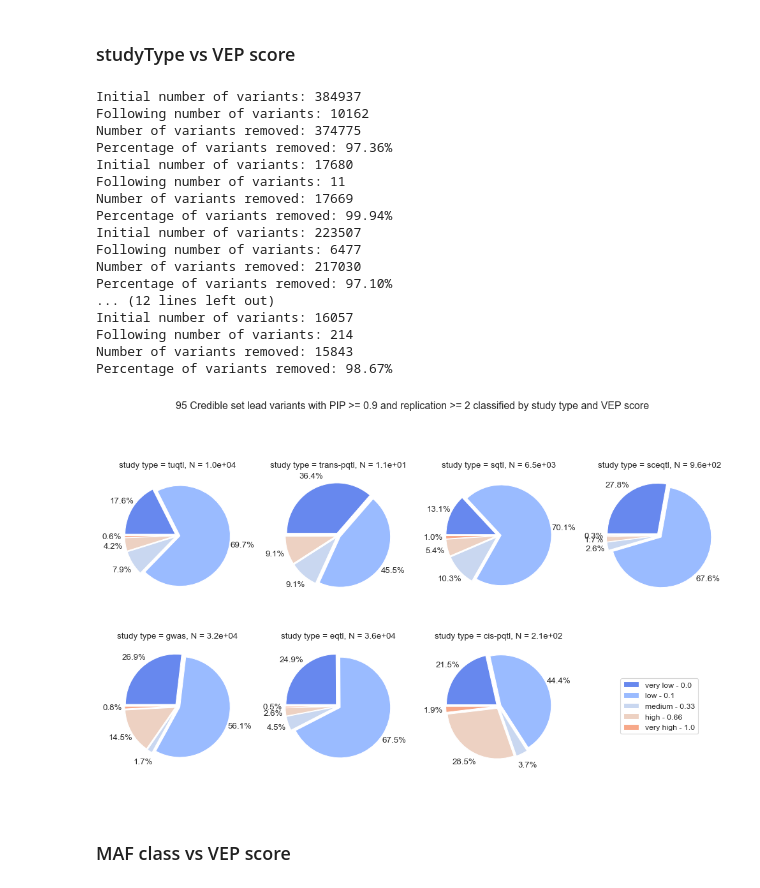
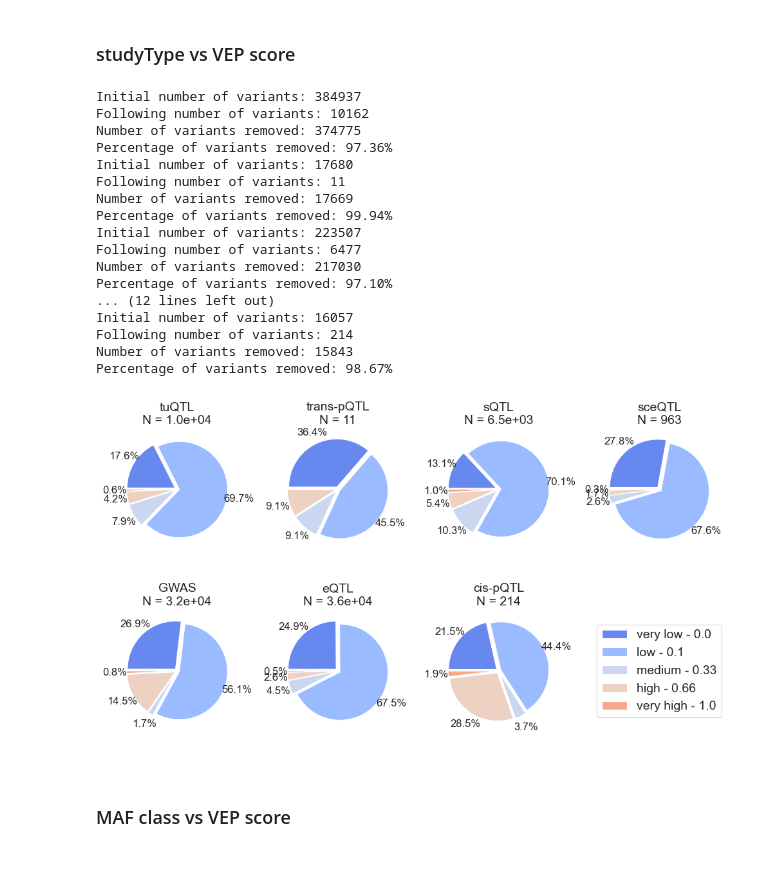
Before and after one commit to opentargets/Gentropy-manuscript, a Jupyter notebook: chapters/in_silico_effect_prediction/08_variant_effect_prediciton_piecharts.ipynb, the cells around one changed output. Drawn from its saved outputs; the diff is of its cells as text; code cells hidden in the pictures.

Commit message:
chore: bigger resolution for the plot

```diff
--- a/chapters/in_silico_effect_prediction/08_variant_effect_prediciton_piecharts.ipynb
+++ b/chapters/in_silico_effect_prediction/08_variant_effect_prediciton_piecharts.ipynb
@@ -461,7 +482,16 @@ for ax in grid.axes.flatten():
         ax.axvspan(0, 0.9, color="red", alpha=0.1, zorder=-10)
         ax.axvspan(0.9, 1.0, color="green", alpha=0.1, zorder=-10)
         ax.grid(True)
-        ax.text(0.05, 0.95, "90% PIP", color="black", fontsize=8, transform=ax.transAxes, ha="left", va="top")
+        ax.text(
+            0.05,
+            0.95,
+            "90% PIP",
+            color="black",
+            fontsize=8,
+            transform=ax.transAxes,
+            ha="left",
+            va="top",
+        )
 legend = grid.legend
 legend.set_title("Finemapping method")
 legend.set_frame_on(True)
@@ -484,6 +514,15 @@ The variant effects were splitted by the `vepEffect.normalisedScore` into 5 cate
 ### studyType vs VEP score
 # %%
 # Create the figure describing studyType classes (gwas, eqtl, cis-pqtl, trans-pqtl, sqtl, tuqtl, seqtl) vepScore distributions
+# import matplotlib as mpl
+plt.rcParams["axes.titlesize"] = 14  # 22
+plt.rcParams["axes.labelsize"] = 14  # 20
+plt.rcParams["xtick.labelsize"] = 14  # 18
+plt.rcParams["ytick.labelsize"] = 14  # 18
+plt.rcParams["legend.fontsize"] = 14  # 18
+plt.rcParams["axes.titleweight"] = "normal"
+import numpy as np
+
 fig = plt.figure(figsize=(10, 6))
 
 # Extract conditioning variable
@@ -502,48 +541,75 @@ for idx, n in enumerate(conditioning_variable):
     data = aggregate_by_variant_score_and_cond(data, conditioning_col)
     x = data.select("count").to_series().to_numpy()
     N = data.select(pl.col("count").sum()).to_series()[0]
-    ax.set_title(f"study type = {n}, N = {N:.1e}")
+    txt = f"{n}\nN = {N:.1e}" if N > 1000 else f"{n}\nN = {N}"
+    txt = txt.replace("qtl", "QTL").replace("gwas", "GWAS")
+    ax.set_title(
+        txt,
+        # bbox=dict(facecolor="lightgrey", edgecolor="black", boxstyle="square,pad=0.5"),
+        fontsize=14,
+    )
     wedges, *_ = ax.pie(
         x=x,
         counterclock=False,
         autopct="%1.1f%%",
         pctdistance=1.25,
-        labeldistance=0.6,
+        labeldistance=2.0,
         explode=(0.05,) * len(x),
         radius=1.0,
         startangle=180,
+        textprops={"fontsize": 12},
     )
+    # for i, p in enumerate(wedges):
+    #     ang = (p.theta2 - p.theta1) / 2.0 + p.theta1
+    #     x = np.cos(np.deg2rad(ang))
+    #     y = np.sin(np.deg2rad(ang))
+
+    #     horizontalalignment = "left" if x > 0 else "right"
+    #     connectionstyle = "angle,angleA=0,angleB={}".format(ang)
+    #     ax.annotate(
+    #         labels[i],
+    #         xy=(x, y),
+    #         xytext=(1.2 * np.sign(x), 1.2 * y),
+    #         horizontalalignment=horizontalalignment,
+    #         arrowprops=dict(arrowstyle="-", connectionstyle=connectionstyle),
+    #     )
+    # Turn off default axes (no ticks/labels for pie charts)
+    ax.set_xticks([])
+    ax.set_yticks([])
+# plt.show()
 
 # Plot legend
 labels, _, handlers = get_legend_components(data, wedges)
 ax = fig.add_subplot(2, 4, 8)
 ax.axis("off")
 ax.legend(handles=handlers, loc="center")  # Place legend in next subplot
-fig.suptitle(
-    "95 Credible set lead variants with PIP >= 0.9 and replication >= 2 classified by study type and VEP score", y=1.05
-)
+# fig.suptitle(
+#     "95 Credible set lead variants with PIP >= 0.9 and replication >= 2 classified by study type and VEP score",
+#     y=1.05,
+# )
 
 plt.tight_layout()
 plt.show()
+fig.savefig("variant_vs_cs_study_type.png", dpi=800, bbox_inches="tight", transparent=True)
 # %% [output]
 Initial number of variants: 384937
 Following number of variants: 10162
 Number of variants removed: 374775
 Percentage of variants removed: 97.36%
 Initial number of variants: 17680
 Following number of variants: 11
 Number of variants removed: 17669
 Percentage of variants removed: 99.94%
 Initial number of variants: 223507
 Following number of variants: 6477
 Number of variants removed: 217030
 Percentage of variants removed: 97.10%
 ... (12 lines left out)
 Initial number of variants: 16057
 Following number of variants: 214
 Number of variants removed: 15843
 Percentage of variants removed: 98.67%
-[figure, old version]
+[figure, new version]
 # %% [markdown]
 ### MAF class vs VEP score
 # %%
```
Also changed, not shown: parts of 3 cells of this notebook, 1 other file.
